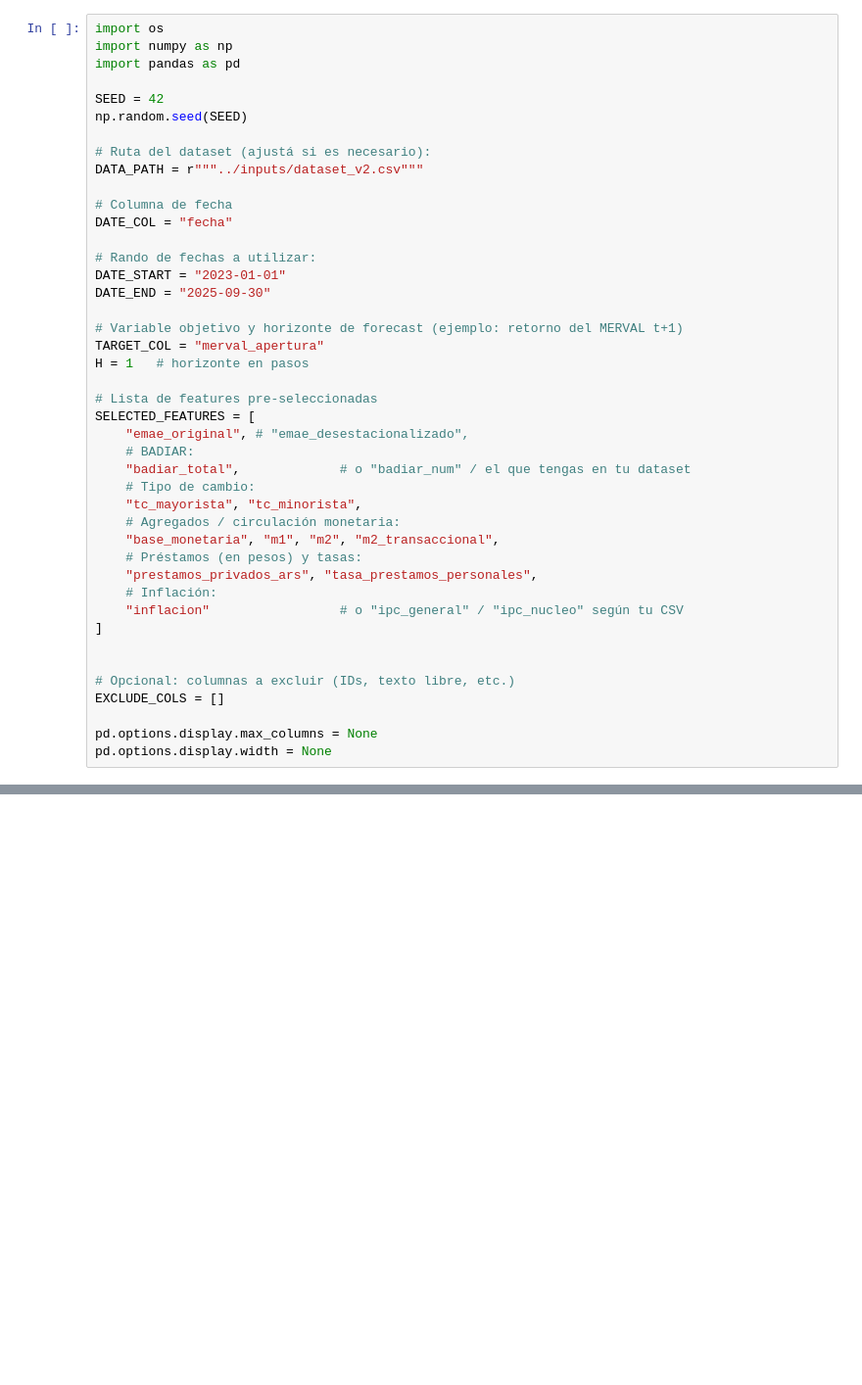
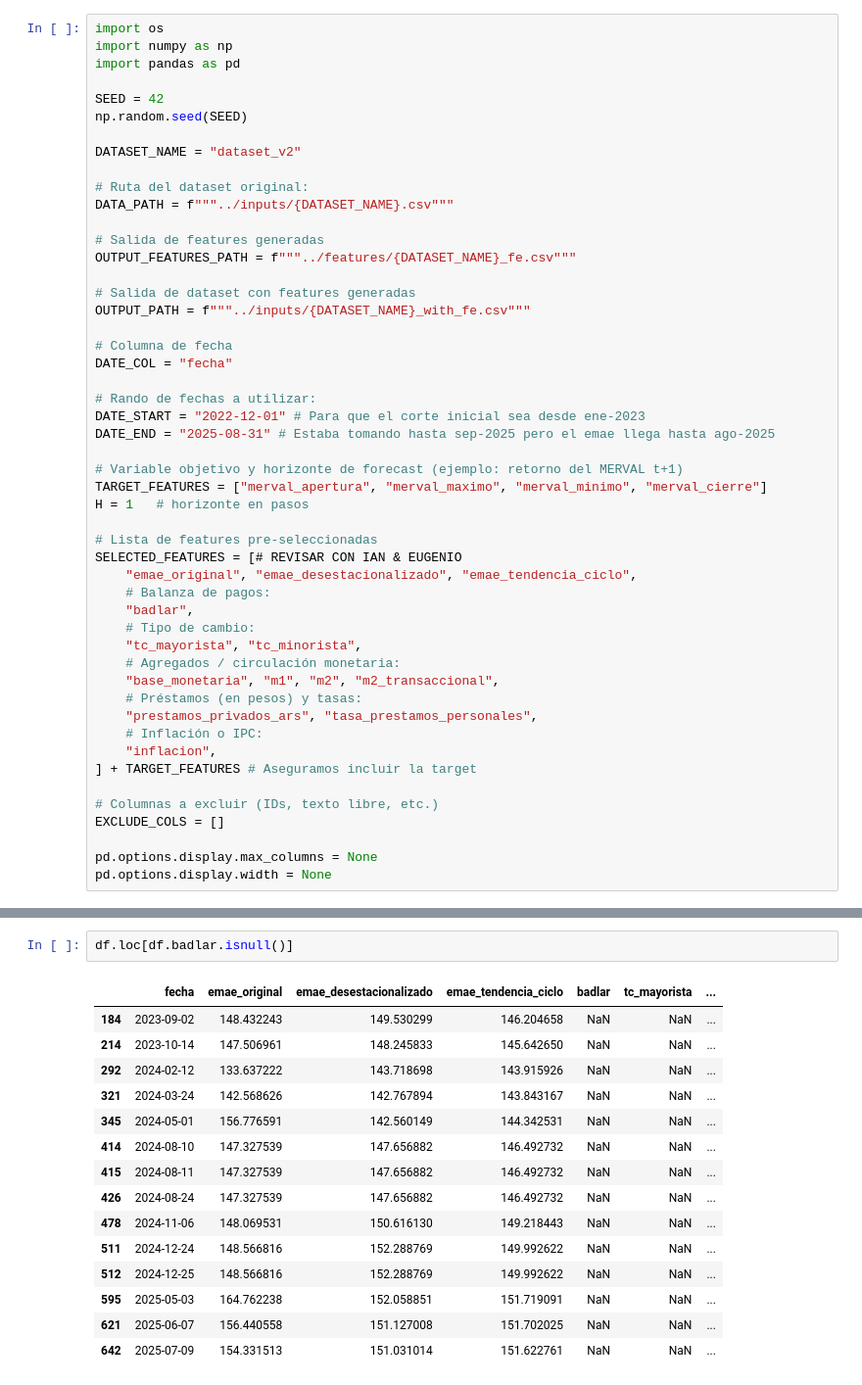
Before and after one commit to IanLink95/series_temporales_2025, a Jupyter notebook: features/01_feature_engineering.ipynb, the cells around one changed output, grey strips where cells are left out. Shown at 98% size. Drawn from its saved outputs; the diff is of its cells as text; blank space fills up the shorter version.

```diff
--- a/features/01_feature_engineering.ipynb
+++ b/features/01_feature_engineering.ipynb
@@ -31,37 +26,44 @@ import pandas as pd
 SEED = 42
 np.random.seed(SEED)
 
-# Ruta del dataset (ajustá si es necesario):
-DATA_PATH = r"""../inputs/dataset_v2.csv"""
+DATASET_NAME = "dataset_v2"
+
+# Ruta del dataset original:
+DATA_PATH = f"""../inputs/{DATASET_NAME}.csv"""
+
+# Salida de features generadas
+OUTPUT_FEATURES_PATH = f"""../features/{DATASET_NAME}_fe.csv"""
+
+# Salida de dataset con features generadas
+OUTPUT_PATH = f"""../inputs/{DATASET_NAME}_with_fe.csv"""
 
 # Columna de fecha
 DATE_COL = "fecha"
 
 # Rando de fechas a utilizar:
-DATE_START = "2023-01-01"
-DATE_END = "2025-09-30"
+DATE_START = "2022-12-01" # Para que el corte inicial sea desde ene-2023
+DATE_END = "2025-08-31" # Estaba tomando hasta sep-2025 pero el emae llega hasta ago-2025
 
 # Variable objetivo y horizonte de forecast (ejemplo: retorno del MERVAL t+1)
-TARGET_COL = "merval_apertura"
+TARGET_FEATURES = ["merval_apertura", "merval_maximo", "merval_minimo", "merval_cierre"]
 H = 1   # horizonte en pasos
 
 # Lista de features pre-seleccionadas
-SELECTED_FEATURES = [
-    "emae_original", # "emae_desestacionalizado",
-    # BADIAR:
-    "badiar_total",             # o "badiar_num" / el que tengas en tu dataset
+SELECTED_FEATURES = [# REVISAR CON IAN & EUGENIO
+    "emae_original", "emae_desestacionalizado", "emae_tendencia_ciclo",
+    # Balanza de pagos:
+    "badlar",
     # Tipo de cambio:
     "tc_mayorista", "tc_minorista",
     # Agregados / circulación monetaria:
     "base_monetaria", "m1", "m2", "m2_transaccional",
     # Préstamos (en pesos) y tasas:
     "prestamos_privados_ars", "tasa_prestamos_personales",
-    # Inflación:
-    "inflacion"                 # o "ipc_general" / "ipc_nucleo" según tu CSV
-]
+    # Inflación o IPC:
+    "inflacion",
+] + TARGET_FEATURES # Aseguramos incluir la target
 
-
-# Opcional: columnas a excluir (IDs, texto libre, etc.)
+# Columnas a excluir (IDs, texto libre, etc.)
 EXCLUDE_COLS = []
 
 pd.options.display.max_columns = None
@@ -128,0 +140,18 @@ dtype: int64
+# %%
+df.loc[df.badlar.isnull()]
+# %% [output]
+|  | fecha | emae_original | emae_desestacionalizado | emae_tendencia_ciclo | badlar | tc_mayorista | ... |
+| 184 | 2023-09-02 | 148.432243 | 149.530299 | 146.204658 | NaN | NaN | ... |
+| 214 | 2023-10-14 | 147.506961 | 148.245833 | 145.642650 | NaN | NaN | ... |
+| 292 | 2024-02-12 | 133.637222 | 143.718698 | 143.915926 | NaN | NaN | ... |
+| 321 | 2024-03-24 | 142.568626 | 142.767894 | 143.843167 | NaN | NaN | ... |
+| 345 | 2024-05-01 | 156.776591 | 142.560149 | 144.342531 | NaN | NaN | ... |
+| 414 | 2024-08-10 | 147.327539 | 147.656882 | 146.492732 | NaN | NaN | ... |
+| 415 | 2024-08-11 | 147.327539 | 147.656882 | 146.492732 | NaN | NaN | ... |
+| 426 | 2024-08-24 | 147.327539 | 147.656882 | 146.492732 | NaN | NaN | ... |
+| 478 | 2024-11-06 | 148.069531 | 150.616130 | 149.218443 | NaN | NaN | ... |
+| 511 | 2024-12-24 | 148.566816 | 152.288769 | 149.992622 | NaN | NaN | ... |
+| 512 | 2024-12-25 | 148.566816 | 152.288769 | 149.992622 | NaN | NaN | ... |
+| 595 | 2025-05-03 | 164.762238 | 152.058851 | 151.719091 | NaN | NaN | ... |
+| 621 | 2025-06-07 | 156.440558 | 151.127008 | 151.702025 | NaN | NaN | ... |
+| 642 | 2025-07-09 | 154.331513 | 151.031014 | 151.622761 | NaN | NaN | ... |
```
Also changed, not shown: parts of 54 cells of this notebook, 6 other files.
